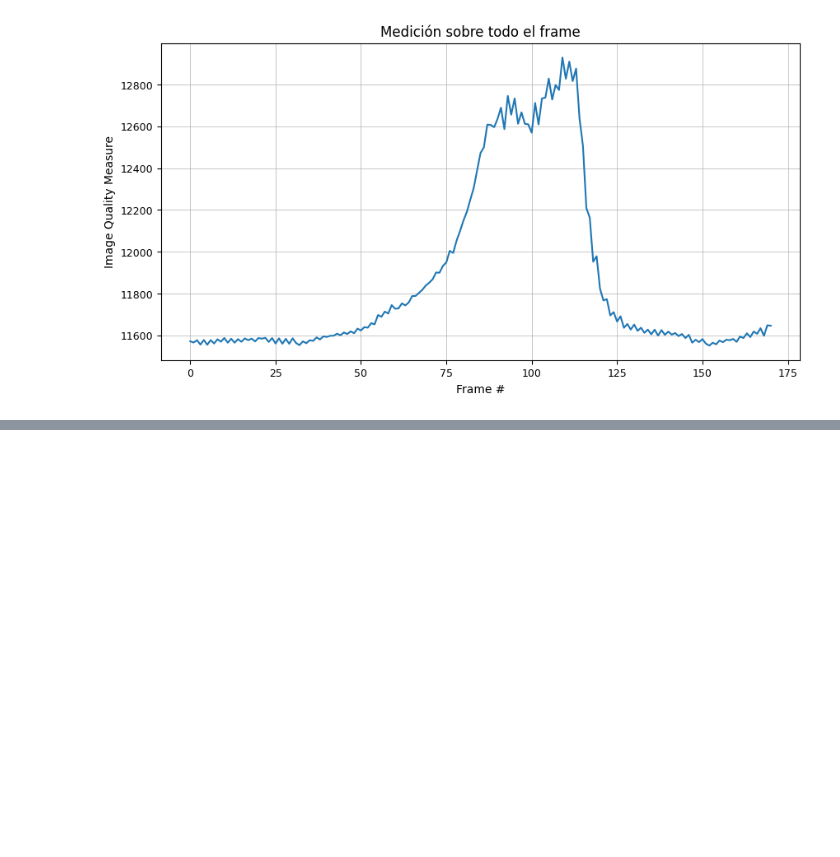
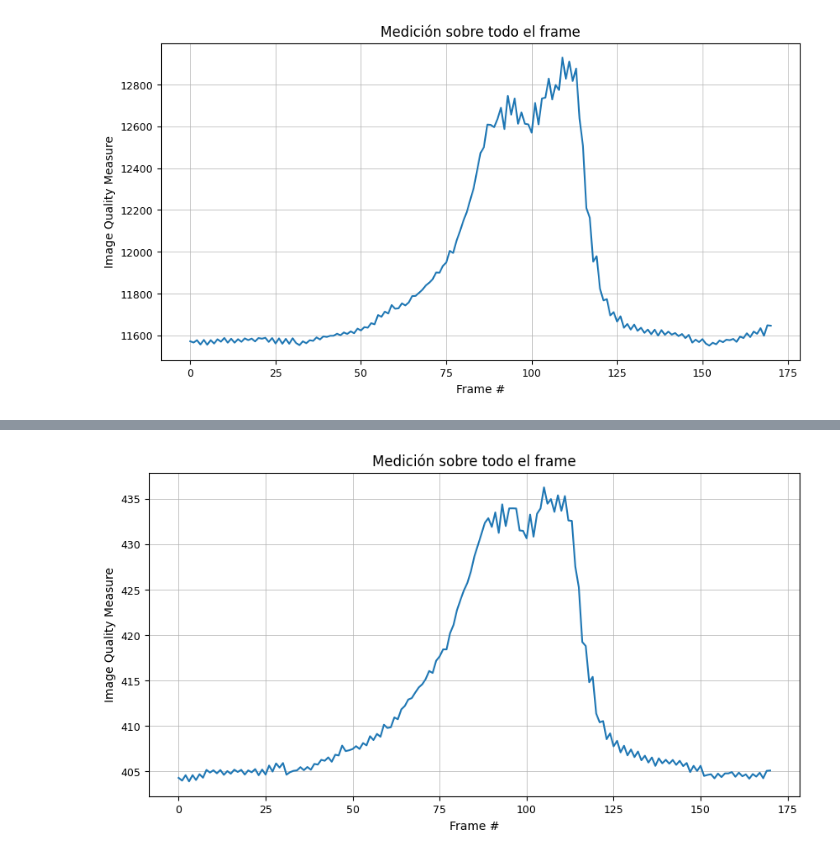
Before and after one commit to fabimass/vpc1-tp2, a Jupyter notebook: tp2_massotto.ipynb, the cells around one changed output, grey strips where cells are left out. Cells and saved outputs as stored; diff of their text form; code cells hidden in the pictures; blank space fills up the shorter version.

```diff
--- a/tp2_massotto.ipynb
+++ b/tp2_massotto.ipynb
@@ -398,0 +435,4 @@ roi_experiment('video/focus_video.mov', helmli_scherer_mean, 5)
+# %%
+focus_matrix_experiment('video/focus_video.mov', helmli_scherer_mean, 5, 7)
+# %% [output]
+[figure, added]
```
Also changed, not shown: parts of 6 cells of this notebook.
